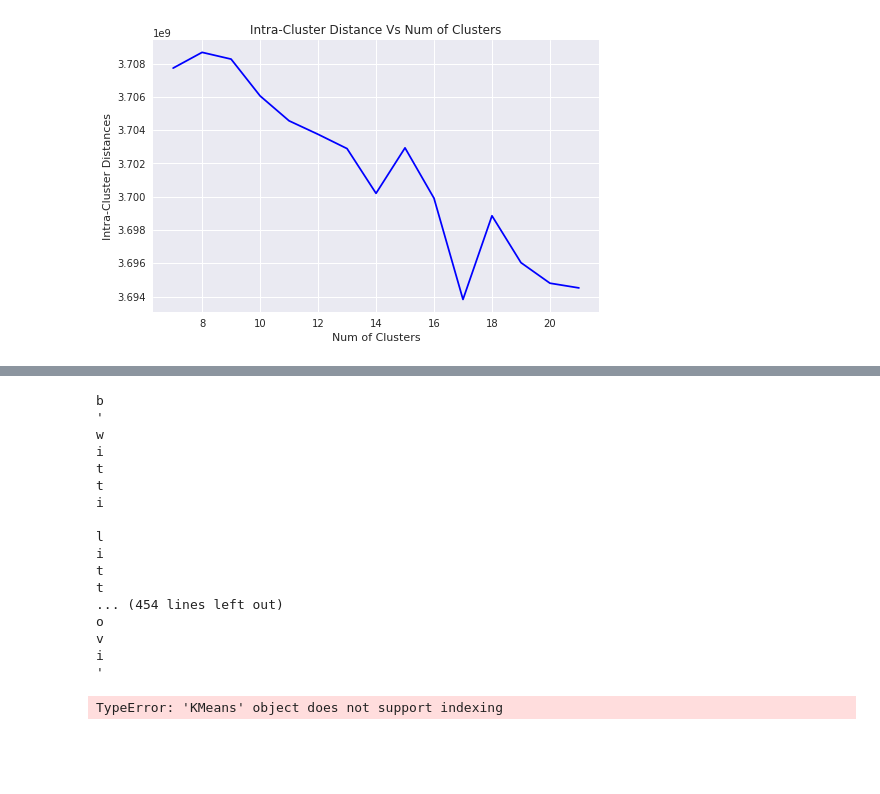
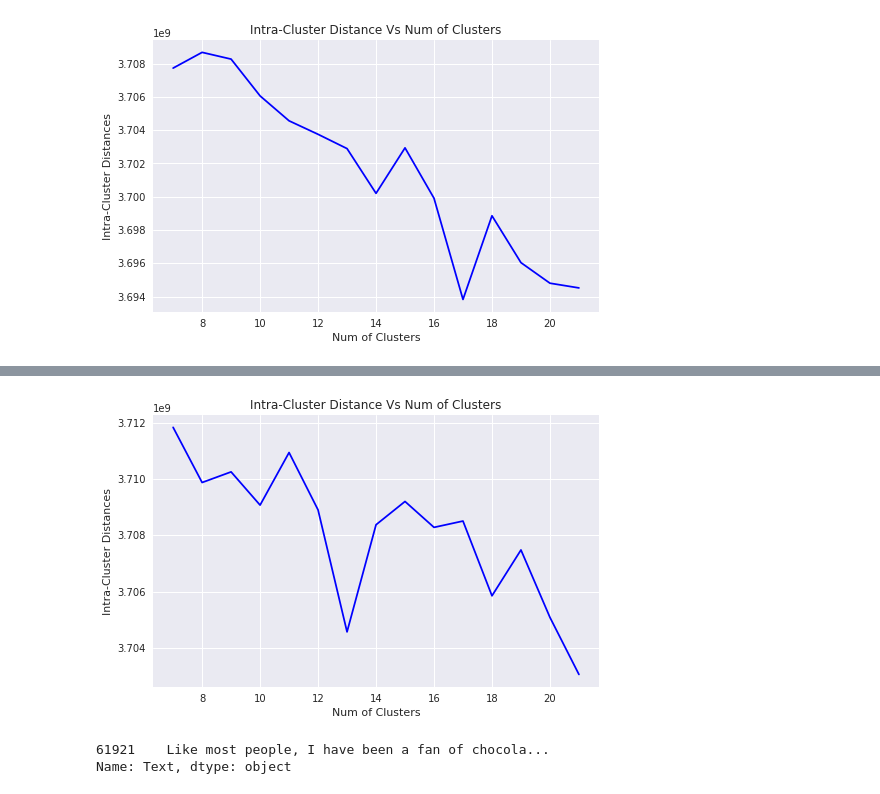
Before and after one commit to sradheya99/ML-Algorithms, a Jupyter notebook: 9.Unsupervised Learning/Unsupervised_AZ.ipynb, the cells around one changed output, grey strips where cells are left out. Cells and saved outputs as stored; diff of their text form; code cells hidden in the pictures; blank space fills up the shorter version.

```diff
--- a/9.Unsupervised Learning/Unsupervised_AZ.ipynb
+++ b/9.Unsupervised Learning/Unsupervised_AZ.ipynb
@@ -118,7 +118,6 @@ def kmean_cluster(data, vectorizer, name):
     if name in ['BoW','TFIDF']:
 
         vect = standardizer(vectorizer.fit_transform(data['CleanedText'].values))
-        tic = time.time()
         for i in num_clusters:
             clf = KMeans(n_clusters = i, n_init = 8, n_jobs = -1)
             clf.fit(vect)
@@ -211,2 +219,5 @@ cluster17 = fitted_models[10]
+# %%
+#Finding TF-IDF vector representation
+tf_idf_vect = TfidfVectorizer(min_df = 0)
 # %%
-word_dist(sorted_data.iloc[:100000], cluster17, 17)
+fitted_models_tfidf = kmean_cluster(sorted_data.iloc[:100000], tf_idf_vect, 'TFIDF')
@@ -215,26 +224,4 @@ word_dist(sorted_data.iloc[:100000], cluster17, 17)
-# %%
-for sent in sorted_data.iloc[:100000][cluster17.labels_ == 0]['CleanedText'].values[:3]:
-    for word in str(sent):
-        print(word)
-# %% [output]
-b
-'
-w
-i
-t
-t
-i
-
-l
-i
-t
-t
-... (454 lines left out)
-o
-v
-i
-'
-# %%
-euclidean(sorted_data.iloc[0], cluster17[0].cluster_centers_.)
-# %% [output]
-TypeError: 'KMeans' object does not support indexing
+# %%
+find_best_k(fitted_models_tfidf)
+# %% [output]
+[figure, added]
@@ -241,3 +230,8 @@ TypeError: 'KMeans' object does not support indexing
+# %%
+sorted_data[:100000]['Text'][cluster13.labels_ == 1]
+# %% [output]
+61921    Like most people, I have been a fan of chocola...
+Name: Text, dtype: object
 # %%
 #Importing Libraries
 import gensim
```
Also changed, not shown: parts of 6 cells of this notebook.
